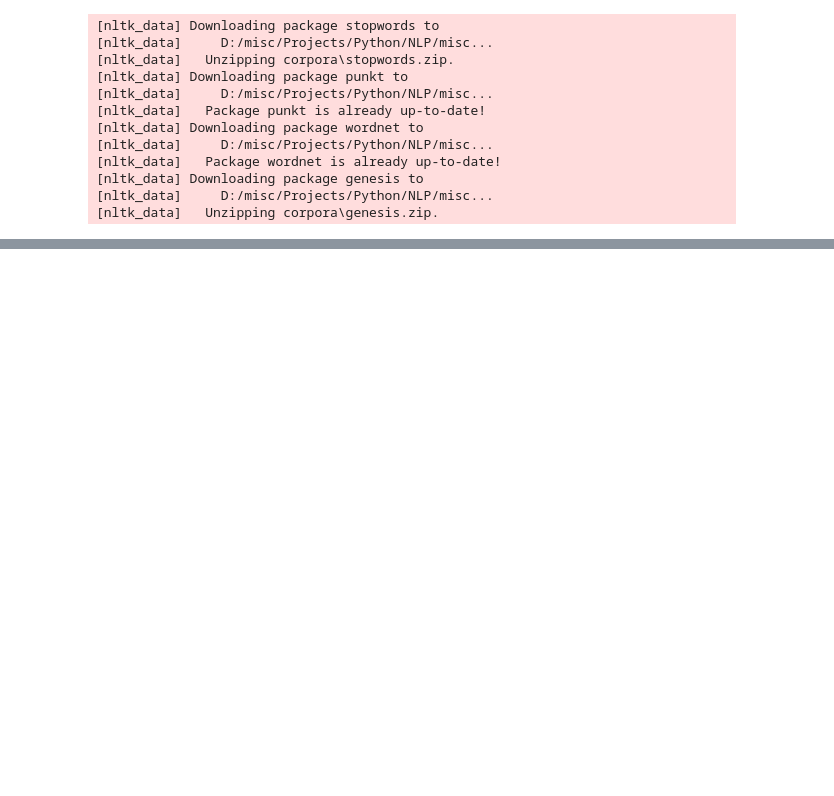
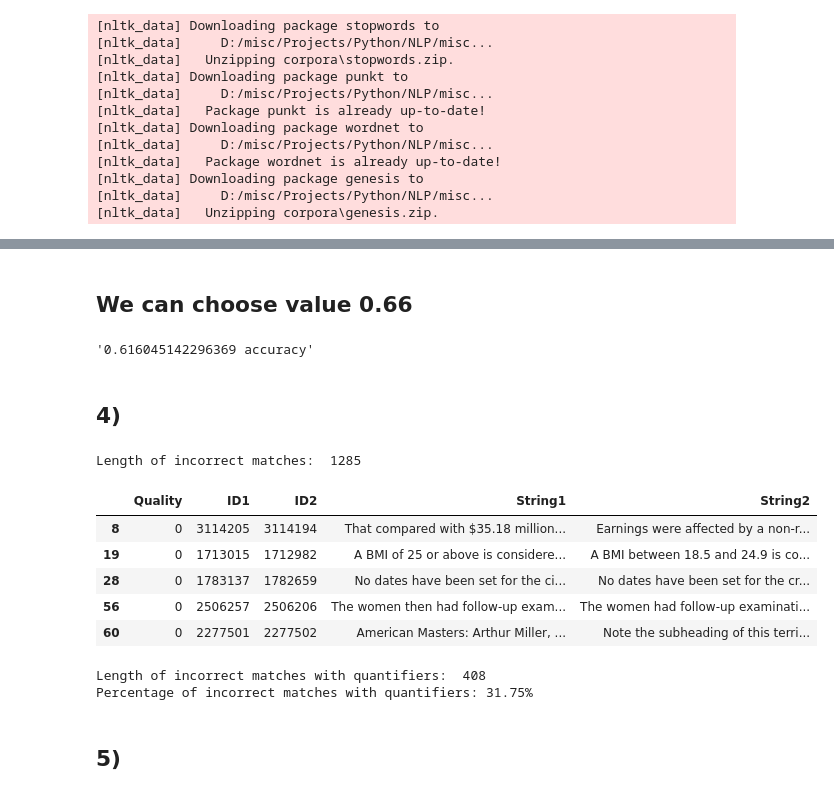
Before and after one commit to manuu1311/NLP, a Jupyter notebook: labs/lab3/Live/live.ipynb, the cells around one changed output, grey strips where cells are left out. Saved outputs shown, nothing was run; the diff lists cells and outputs as text; code cells hidden in the pictures; blank space fills up the shorter version.

```diff
--- a/labs/lab3/Live/live.ipynb
+++ b/labs/lab3/Live/live.ipynb
@@ -41,0 +218,47 @@ t
+# %% [markdown]
+## We can choose value 0.66
+# %%
+#calculate accuracy using that threshold
+threshold=0.66
+wuplabels=npsims[:,1]
+wuplabels=wuplabels>0.66
+f'{np.sum(wuplabels==npsims[:,0])/npsims[:,0].size} accuracy'
+# %% [output]
+'0.616045142296369 accuracy'
+# %% [markdown]
+## 4)
+# %%
+import pandas as pd
+
+df = pd.read_csv('msr_paraphrase_corpus.txt', delimiter='\t', usecols=[0, 1, 2, 3, 4])
+incorrect_matches = df[df['Quality'] == 0]
+incorrect_matches.head()
+print("Length of incorrect matches: ", len(incorrect_matches))
+# Define a list of words quantifiers such as negation
+quantifiers = ['not', 'no', 'never', 'none', 'nobody', 'nothing', 'neither', 'nowhere', 'hardly', 'scarcely', 'barely']
+
+# Join the list into a single string pattern
+pattern = '|'.join(quantifiers)
+
+mask = incorrect_matches['String1'].str.contains(pattern, case=False, na=False) | incorrect_matches['String2'].str.contains(pattern, case=False, na=False)
+
+# Filter the DataFrame
+result_df = incorrect_matches[mask]
+result_df.head()
+# %% [output]
+Length of incorrect matches:  1285
+|  | Quality | ID1 | ID2 | String1 | String2 |
+| 8 | 0 | 3114205 | 3114194 | That compared with $35.18 million... | Earnings were affected by a non-r... |
+| 19 | 0 | 1713015 | 1712982 | A BMI of 25 or above is considere... | A BMI between 18.5 and 24.9 is co... |
+| 28 | 0 | 1783137 | 1782659 | No dates have been set for the ci... | No dates have been set for the cr... |
+| 56 | 0 | 2506257 | 2506206 | The women then had follow-up exam... | The women had follow-up examinati... |
+| 60 | 0 | 2277501 | 2277502 | American Masters: Arthur Miller, ... | Note the subheading of this terri... |
+# %%
+print("Length of incorrect matches with quantifiers: ", len(result_df))
+percentage = round(len(result_df) / len(incorrect_matches) * 100, 2)
+print(f"Percentage of incorrect matches with quantifiers: {percentage}%")
+# %% [output]
+Length of incorrect matches with quantifiers:  408
+Percentage of incorrect matches with quantifiers: 31.75%
+# %% [markdown]
+## 5)
```
Also changed, not shown: parts of 30 cells of this notebook, 1 other file.
